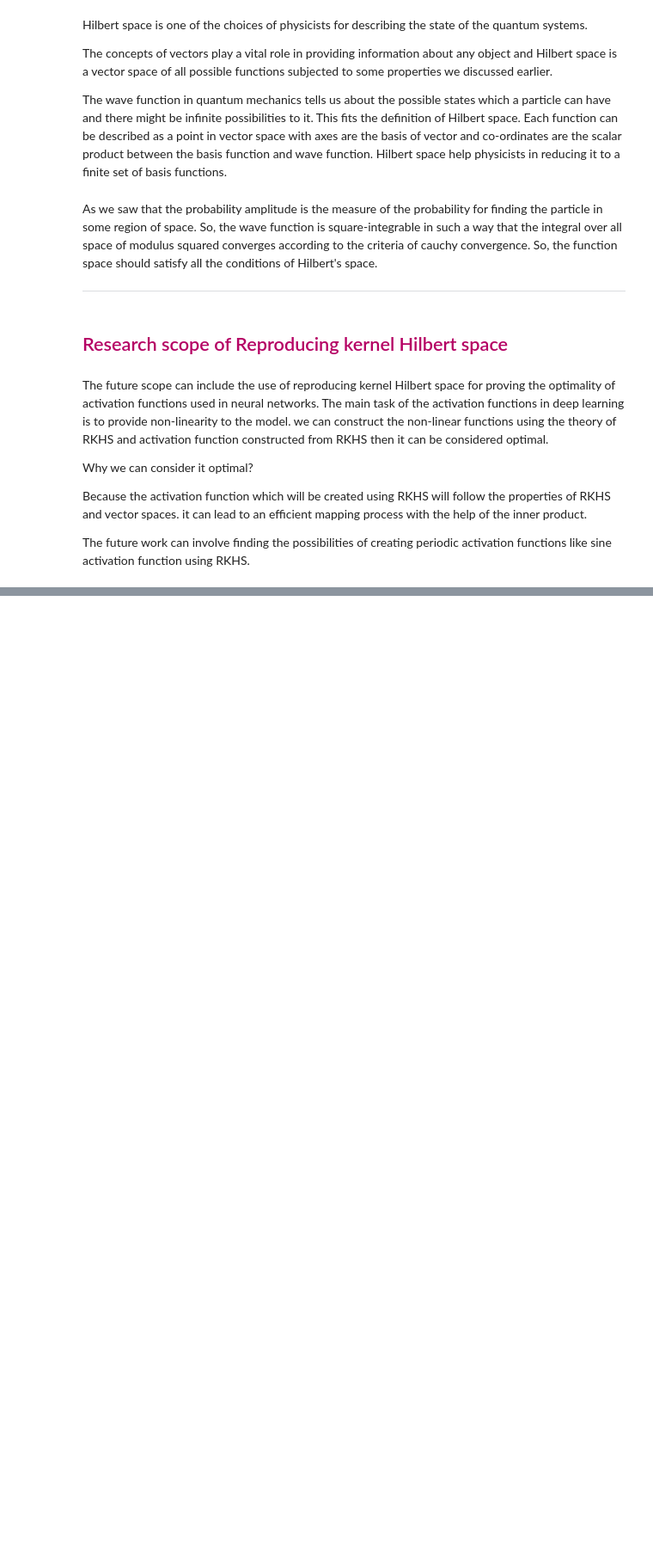
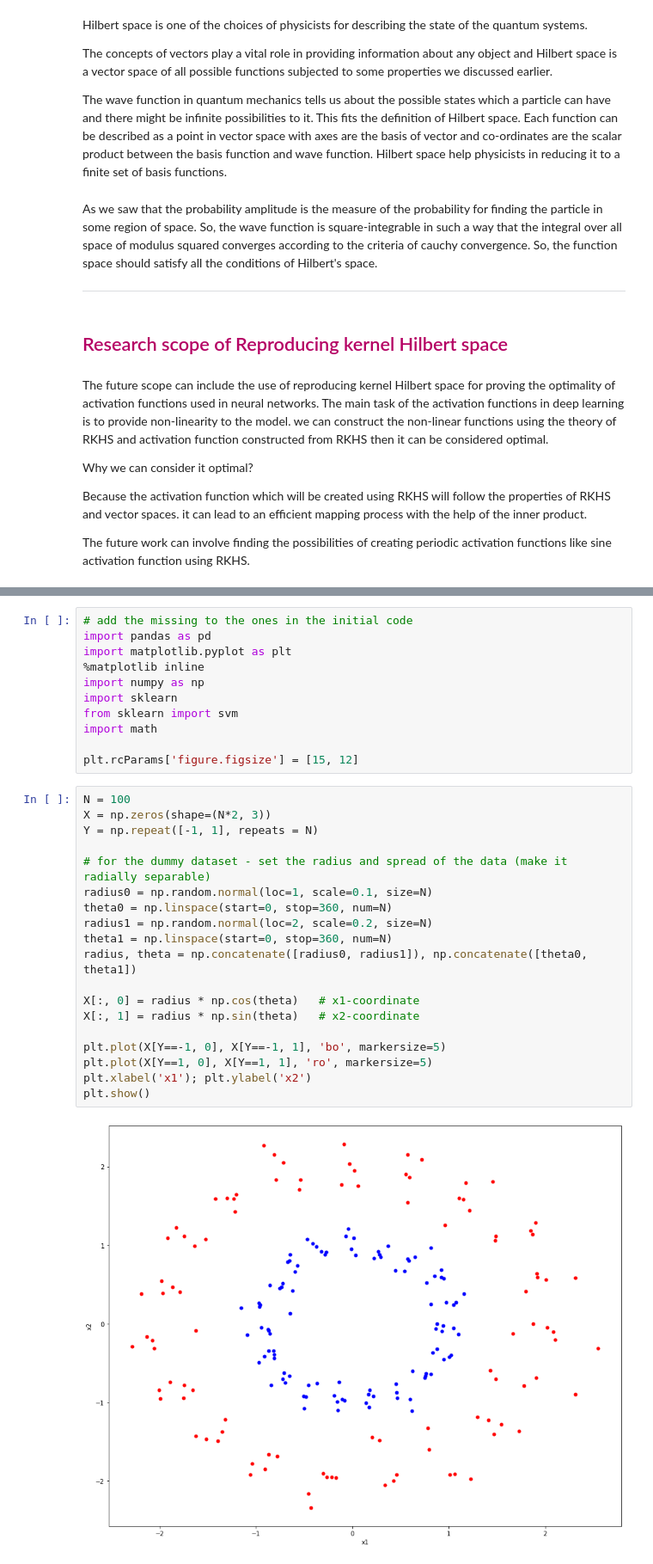
Before and after one commit to WSU-Data-Science/report-on-assignment-topic-2-shairaviaje, a Jupyter notebook: Reproducing kernel Hilbert space.ipynb, the cells around one changed output, grey strips where cells are left out. Shown at 86% size. Saved outputs shown, nothing was run; the diff lists cells and outputs as text; blank space fills up the shorter version.

Commit message:
RKHS topic 2 report version and image files

```diff
--- a/Reproducing kernel Hilbert space.ipynb
+++ b/Reproducing kernel Hilbert space.ipynb
@@ -568,0 +660,32 @@ The future work can involve finding the possibilities of creating periodic activ
+# %%
+# add the missing to the ones in the initial code
+import pandas as pd
+import matplotlib.pyplot as plt
+%matplotlib inline
+import numpy as np
+import sklearn
+from sklearn import svm
+import math
+
+plt.rcParams['figure.figsize'] = [15, 12]
+# %%
+N = 100
+X = np.zeros(shape=(N*2, 3))
+Y = np.repeat([-1, 1], repeats = N)
+
+# for the dummy dataset - set the radius and spread of the data (make it radially separable)
+radius0 = np.random.normal(loc=1, scale=0.1, size=N)
+theta0 = np.linspace(start=0, stop=360, num=N)
+radius1 = np.random.normal(loc=2, scale=0.2, size=N)
+theta1 = np.linspace(start=0, stop=360, num=N)
+radius, theta = np.concatenate([radius0, radius1]), np.concatenate([theta0, theta1])
+
+X[:, 0] = radius * np.cos(theta)   # x1-coordinate
+X[:, 1] = radius * np.sin(theta)   # x2-coordinate
+
+plt.plot(X[Y==-1, 0], X[Y==-1, 1], 'bo', markersize=5)
+plt.plot(X[Y==1, 0], X[Y==1, 1], 'ro', markersize=5)
+plt.xlabel('x1'); plt.ylabel('x2')
+plt.show()
+# %% [output]
+[figure, added]
```
Also changed, not shown: parts of 20 cells of this notebook, 15 other files.
